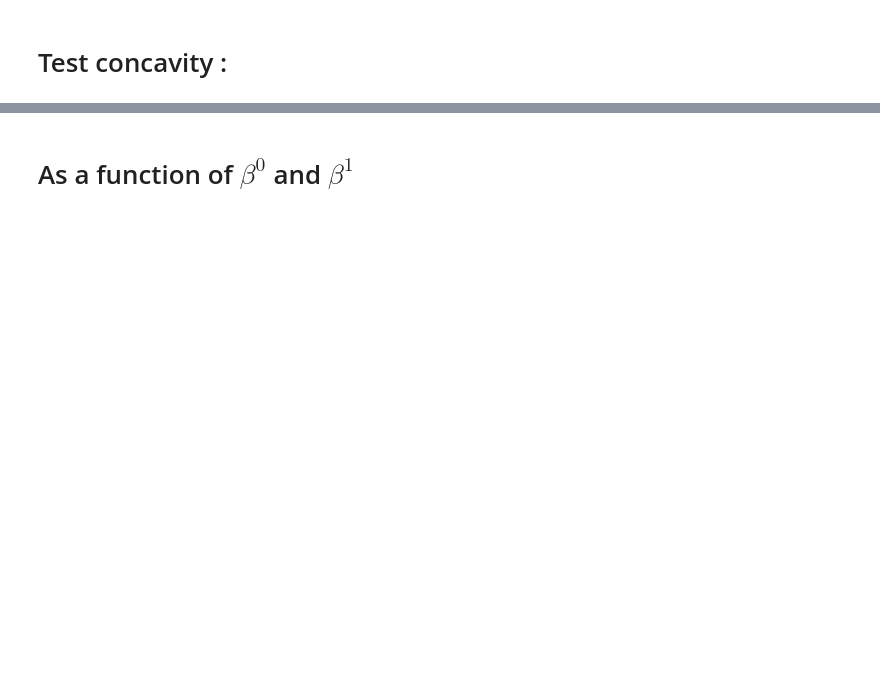
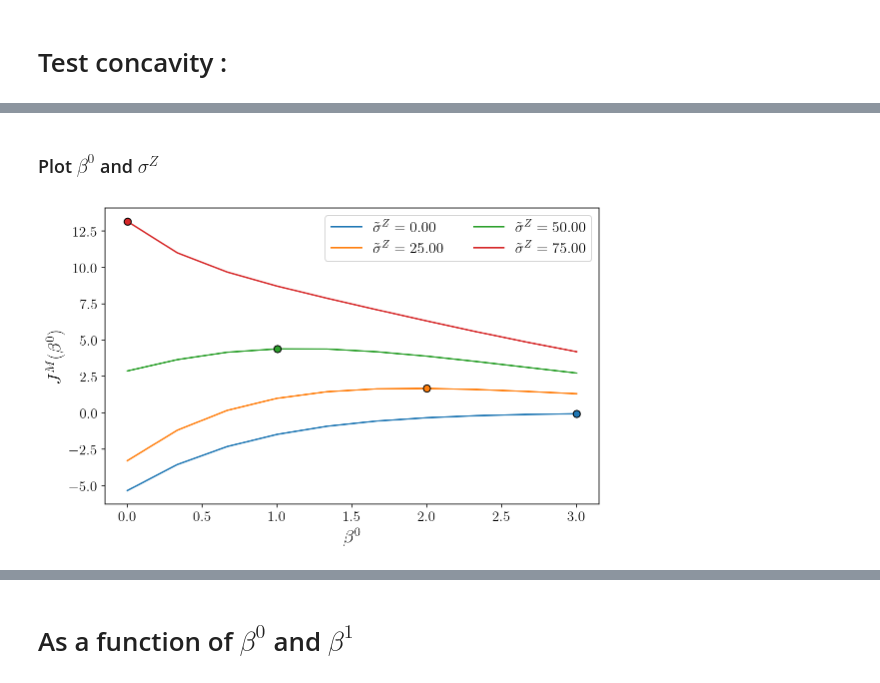
Before and after one commit to AdrienMathieu-eng/Nash-Equilibrium-, a Jupyter notebook: non_linear_BSDE_v2.ipynb, the cells around one changed output, grey strips where cells are left out. Cells and saved outputs as stored; diff of their text form; code cells hidden in the pictures; blank space fills up the shorter version.

```diff
--- a/non_linear_BSDE_v2.ipynb
+++ b/non_linear_BSDE_v2.ipynb
@@ -1457,0 +1736,39 @@ l
+# %% [markdown]
+### Plot $\beta^0$ and $\sigma^Z$
+# %%
+l = []
+k = 0.75
+sigma_values = np.array([0, 25, 50, 75])
+
+# Palette tab:XXX de Matplotlib
+colors = ['tab:blue', 'tab:orange', 'tab:green', 'tab:red',
+          'tab:purple', 'tab:brown', 'tab:pink', 'tab:gray',
+          'tab:olive', 'tab:cyan']
+
+plt.figure(figsize=(8, 5))
+
+for i, sigma in enumerate(sigma_values):
+    color = colors[i % len(colors)]  # cycle sur les couleurs tab:
+    JM_vals = [JM(beta0, k, sigma)[0] for beta0 in beta0_values]
+
+    line, = plt.plot(beta0_values, JM_vals,
+                     label=fr'$\tilde{{\sigma}}^Z={sigma:.2f}$',
+                     color=color)
+
+    # Trouver le maximum et ajouter un point
+    max_idx = np.argmax(JM_vals)
+    max_beta0 = beta0_values[max_idx]
+    max_JM = JM_vals[max_idx]
+    l.append((sigma, max_beta0, max_JM))
+
+    plt.scatter(max_beta0, max_JM, color=color, s=50,
+                zorder=5, edgecolors="black")
+
+plt.xlabel(r'$\beta^0$', fontsize=fsL)
+plt.ylabel(r'$J^M(\beta^0)$', fontsize=fsL)
+plt.legend(fontsize=fs, ncol=2, frameon=True, framealpha=0.8, markerscale=0.8)
+plt.tight_layout()
+plt.savefig("figures_Stackelberg/test_spread.pdf", format="pdf", dpi=dpi)
+plt.show()
+# %% [output]
+[figure, added]
```
Also changed, not shown: parts of 52 cells of this notebook.
